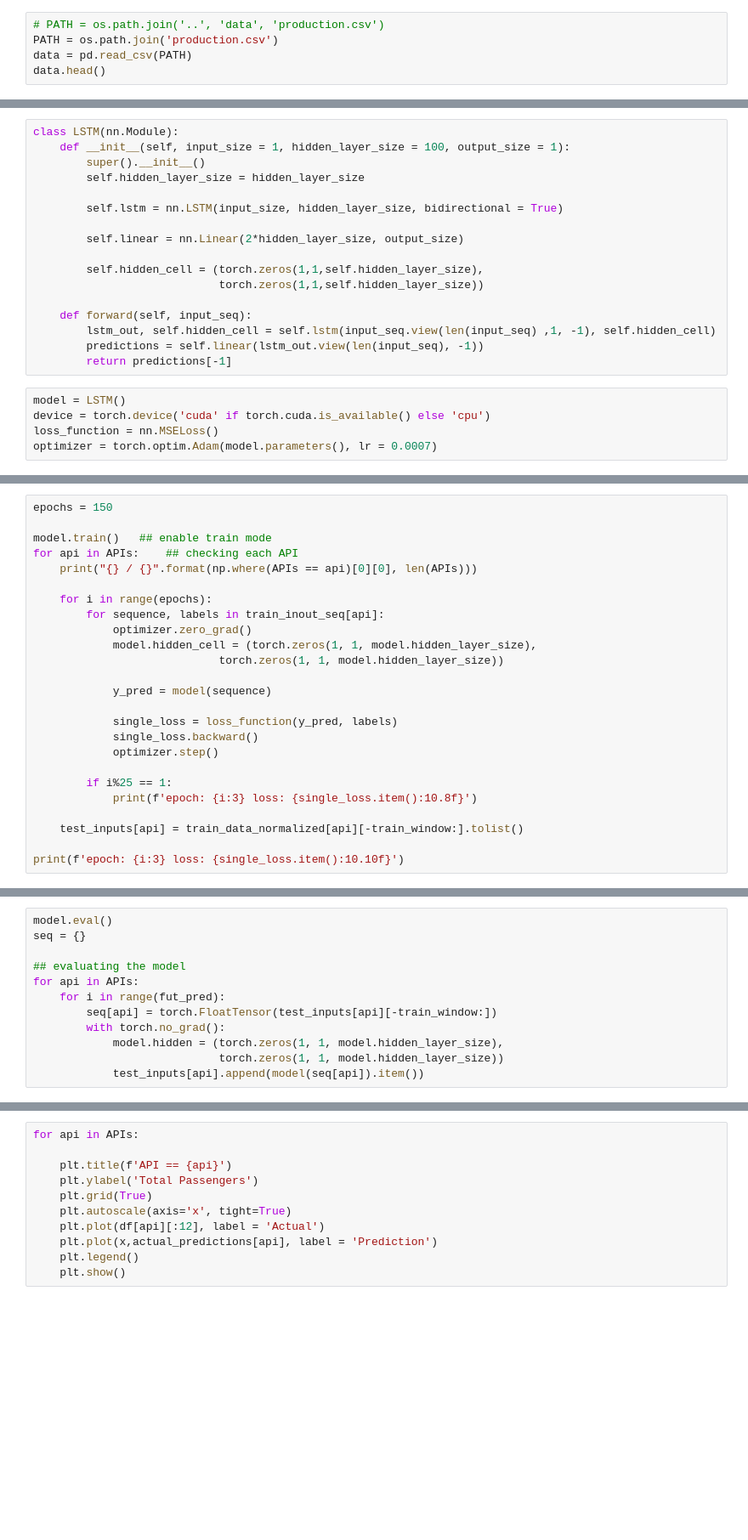
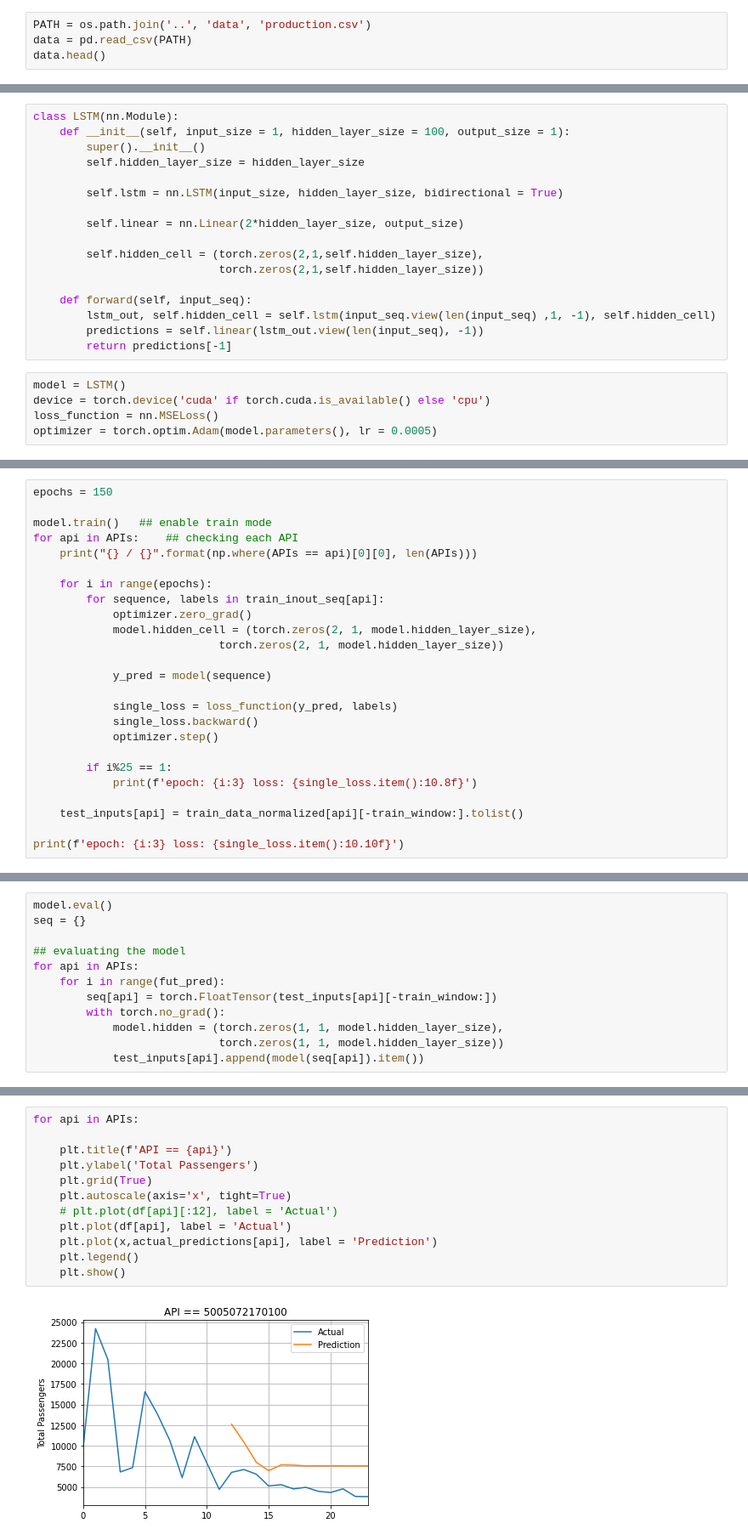
Before and after one commit to ReAlex1902/Oil_production, a Jupyter notebook: scripts/Neural_Networks.ipynb, the cells around one changed output, grey strips where cells are left out. Shown at 85% size. Cells and saved outputs as stored; diff of their text form; blank space fills up the shorter version.

```diff
--- a/scripts/Neural_Networks.ipynb
+++ b/scripts/Neural_Networks.ipynb
@@ -15,8 +15,7 @@ import os
 import matplotlib.pyplot as plt
 %matplotlib inline
 # %%
-# PATH = os.path.join('..', 'data', 'production.csv')
-PATH = os.path.join('production.csv')
+PATH = os.path.join('..', 'data', 'production.csv')
 data = pd.read_csv(PATH)
 data.head()
 # %% [output]
@@ -94,8 +133,8 @@ class LSTM(nn.Module):
 
         self.linear = nn.Linear(2*hidden_layer_size, output_size)
 
-        self.hidden_cell = (torch.zeros(1,1,self.hidden_layer_size),
-                            torch.zeros(1,1,self.hidden_layer_size))
+        self.hidden_cell = (torch.zeros(2,1,self.hidden_layer_size),
+                            torch.zeros(2,1,self.hidden_layer_size))
 
     def forward(self, input_seq):
         lstm_out, self.hidden_cell = self.lstm(input_seq.view(len(input_seq) ,1, -1), self.hidden_cell)
@@ -105,7 +144,7 @@ class LSTM(nn.Module):
 model = LSTM()
 device = torch.device('cuda' if torch.cuda.is_available() else 'cpu')
 loss_function = nn.MSELoss()
-optimizer = torch.optim.Adam(model.parameters(), lr = 0.0007)
+optimizer = torch.optim.Adam(model.parameters(), lr = 0.0005)
 # %% [markdown]
 ###### Training
 # %%
@@ -118,8 +157,8 @@ for api in APIs:    ## checking each API
     for i in range(epochs):
         for sequence, labels in train_inout_seq[api]:
             optimizer.zero_grad()
-            model.hidden_cell = (torch.zeros(1, 1, model.hidden_layer_size),
-                            torch.zeros(1, 1, model.hidden_layer_size))
+            model.hidden_cell = (torch.zeros(2, 1, model.hidden_layer_size),
+                            torch.zeros(2, 1, model.hidden_layer_size))
 
             y_pred = model(sequence)
 
@@ -170,11 +258,14 @@ print(x)
 # %%
 for api in APIs:
 
     plt.title(f'API == {api}')
     plt.ylabel('Total Passengers')
     plt.grid(True)
     plt.autoscale(axis='x', tight=True)
-    plt.plot(df[api][:12], label = 'Actual')
+    # plt.plot(df[api][:12], label = 'Actual')
+    plt.plot(df[api], label = 'Actual')
     plt.plot(x,actual_predictions[api], label = 'Prediction')
     plt.legend()
     plt.show()
+# %% [output]
+[figure, added]
```
Also changed, not shown: parts of 11 cells of this notebook.
